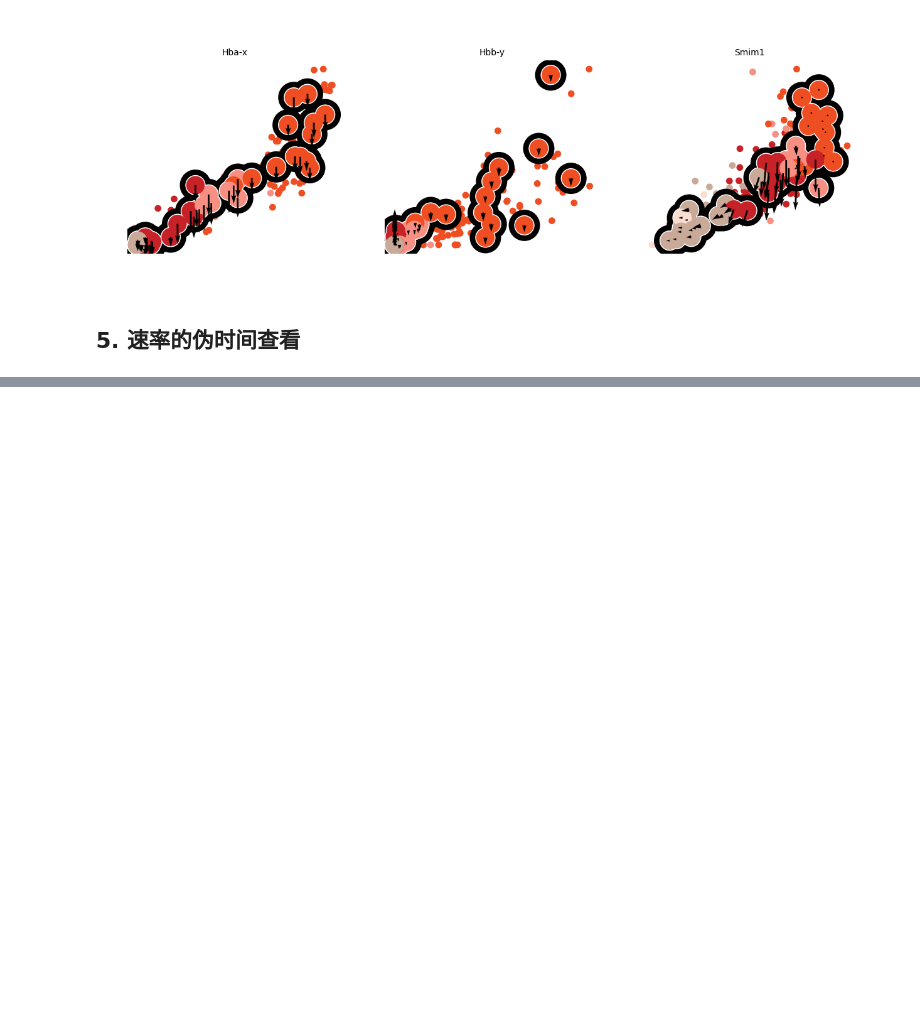
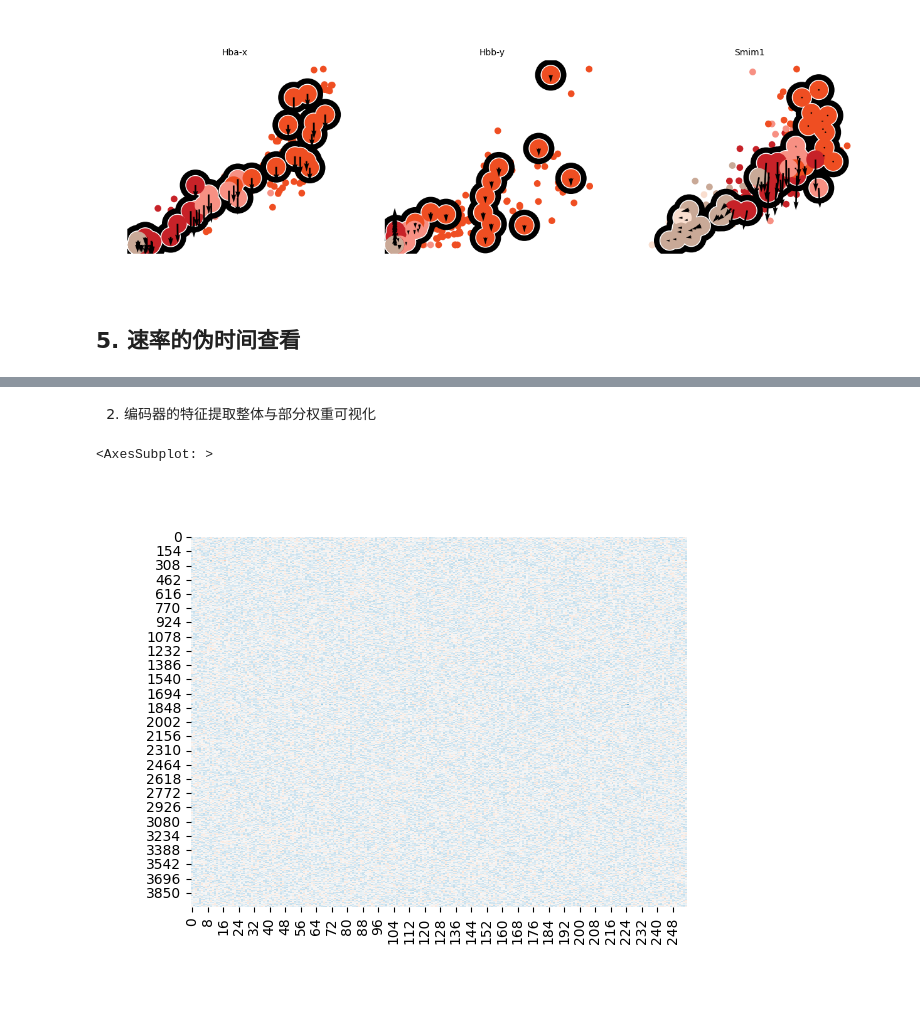
Before and after one commit to HuangDDU/velovgi_workstation, a Jupyter notebook: notebook/local_pc/erythroid_lineage/3. 下游分析1.ipynb, the cells around one changed output, grey strips where cells are left out. Cells and saved outputs as stored; diff of their text form; code cells hidden in the pictures; blank space fills up the shorter version.

```diff
--- a/notebook/local_pc/erythroid_lineage/3. 下游分析1.ipynb
+++ b/notebook/local_pc/erythroid_lineage/3. 下游分析1.ipynb
@@ -157,0 +203,10 @@ computing terminal states
+# %% [markdown]
+2. 编码器的特征提取整体与部分权重可视化
+# %%
+import numpy as np
+
+gcn_weight = velovgi_model.module.z_encoder.encoder.gnn_layers[0][0].lin.weight.detach().cpu().numpy()
+sns.heatmap(gcn_weight.T, cmap="RdBu_r", cbar=False)
+# %% [output]
+<AxesSubplot: >
+[figure, added]
```
Also changed, not shown: parts of 19 cells of this notebook, 7 other files.
